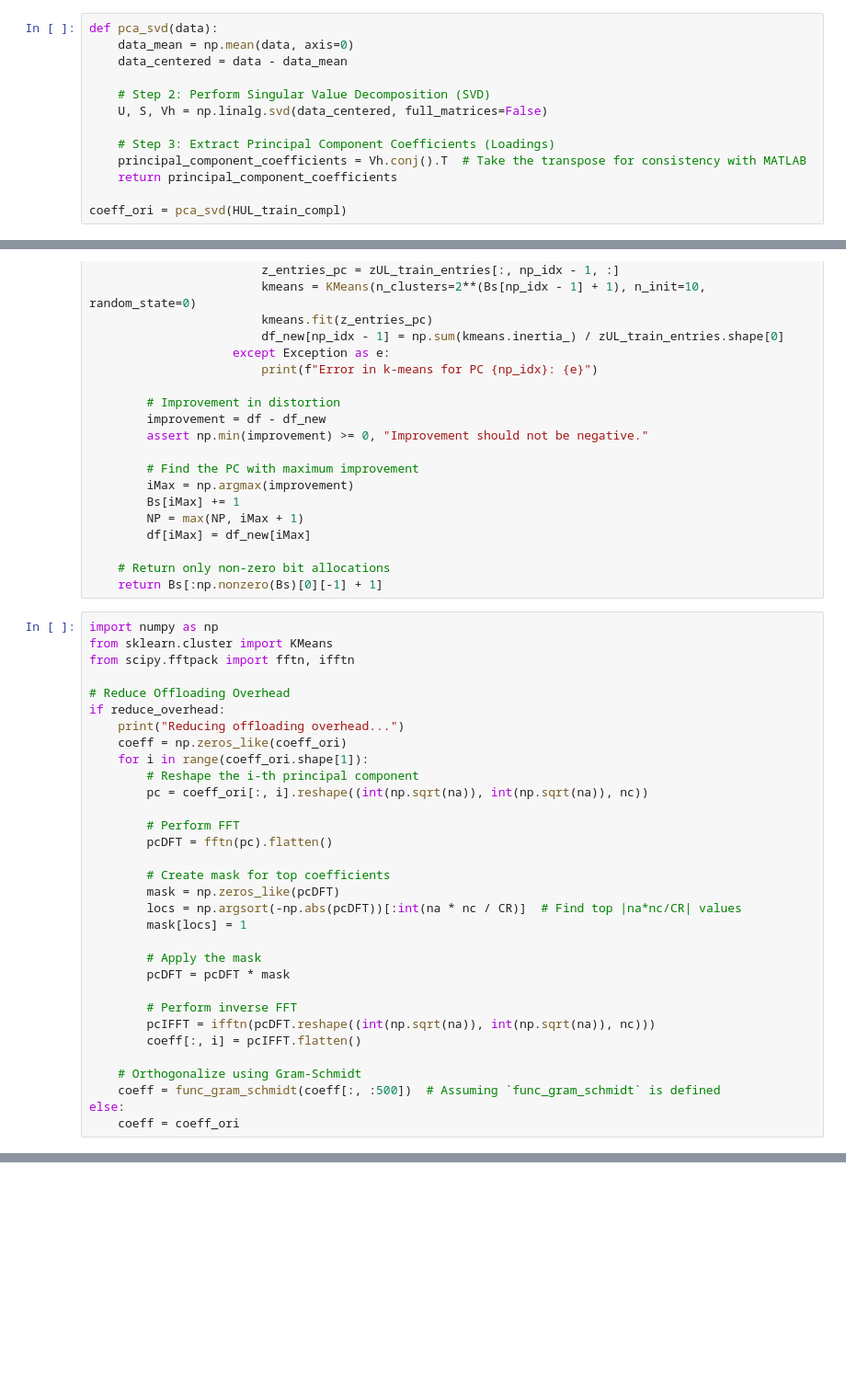
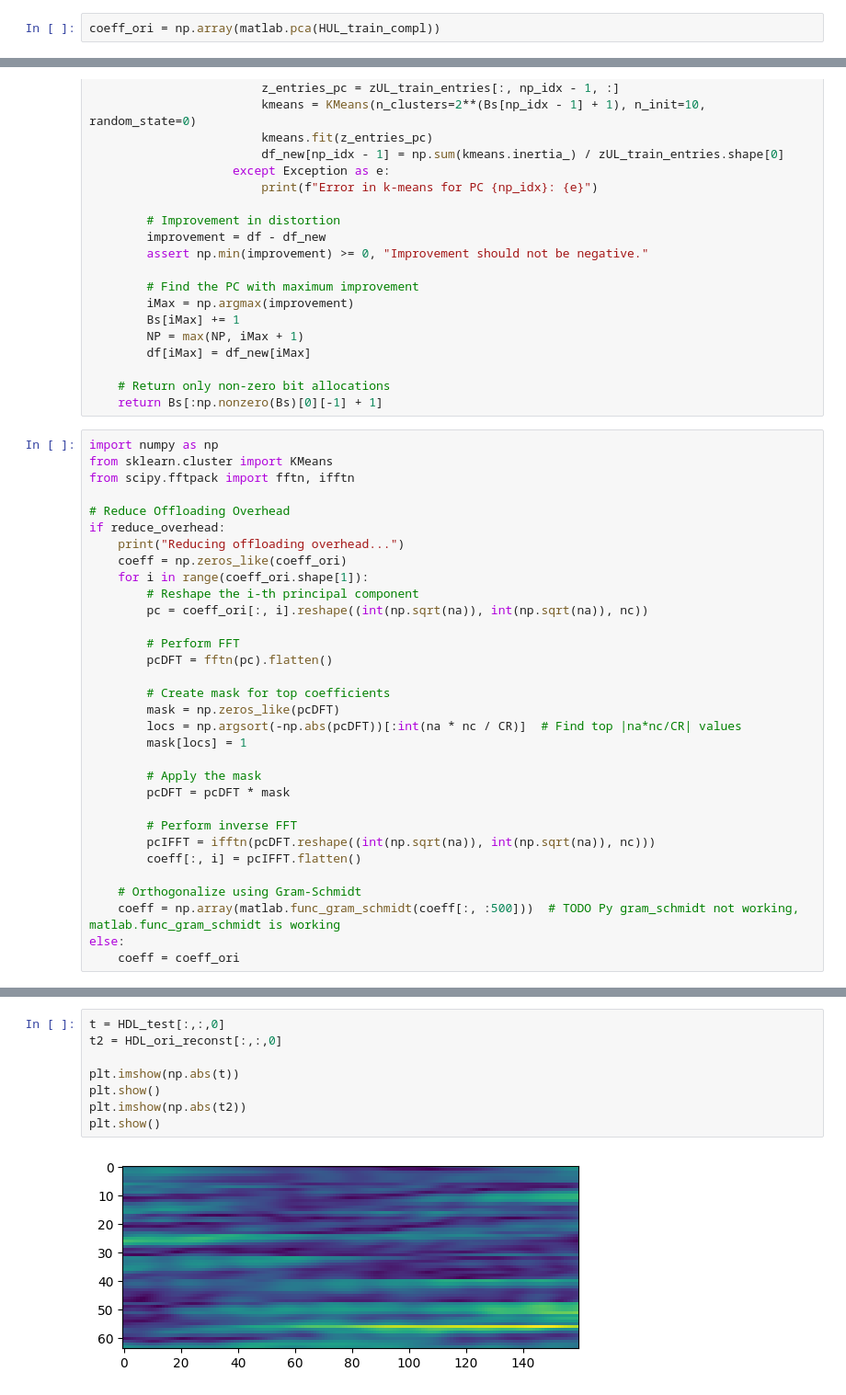
Before and after one commit to dziper/NonstaticCSI, a Jupyter notebook: reference/reference.ipynb, the cells around one changed output, grey strips where cells are left out. Shown at 92% size. Cells and saved outputs as stored; diff of their text form; blank space fills up the shorter version.

```diff
--- a/reference/reference.ipynb
+++ b/reference/reference.ipynb
@@ -81,13 +75,2 @@ Preprocessing complete.
 # %%
-def pca_svd(data):
-    data_mean = np.mean(data, axis=0)
-    data_centered = data - data_mean
-
-    # Step 2: Perform Singular Value Decomposition (SVD)
-    U, S, Vh = np.linalg.svd(data_centered, full_matrices=False)
-
-    # Step 3: Extract Principal Component Coefficients (Loadings)
-    principal_component_coefficients = Vh.conj().T  # Take the transpose for consistency with MATLAB
-    return principal_component_coefficients
-
-coeff_ori = pca_svd(HUL_train_compl)
+coeff_ori = np.array(matlab.pca(HUL_train_compl))
@@ -256,6 +244,6 @@ if reduce_overhead:
         coeff[:, i] = pcIFFT.flatten()
 
     # Orthogonalize using Gram-Schmidt
-    coeff = func_gram_schmidt(coeff[:, :500])  # Assuming `func_gram_schmidt` is defined
+    coeff = np.array(matlab.func_gram_schmidt(coeff[:, :500]))  # TODO Py gram_schmidt not working, matlab.func_gram_schmidt is working
 else:
     coeff = coeff_ori
@@ -378,0 +382,10 @@ Plotting results...
+# %%
+t = HDL_test[:,:,0]
+t2 = HDL_ori_reconst[:,:,0]
+
+plt.imshow(np.abs(t))
+plt.show()
+plt.imshow(np.abs(t2))
+plt.show()
+# %% [output]
+[figure, added]
```
Also changed, not shown: parts of 23 cells of this notebook.
